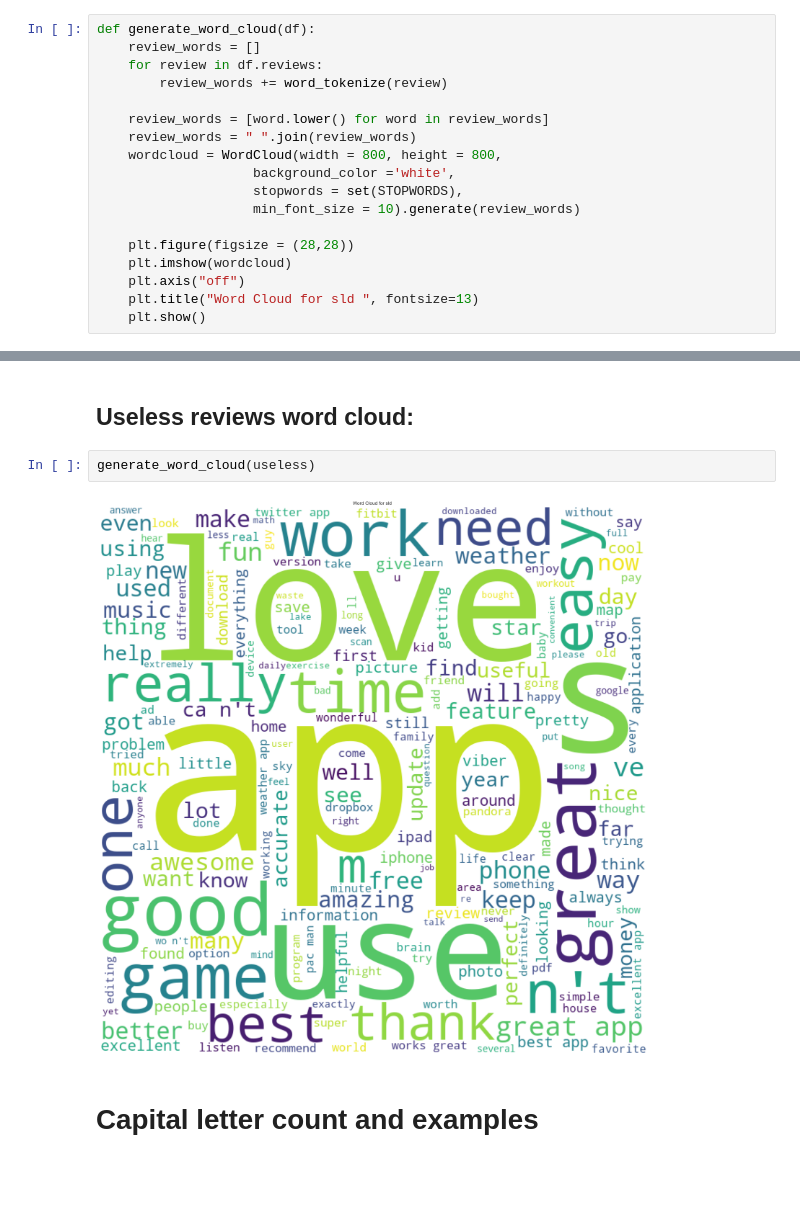
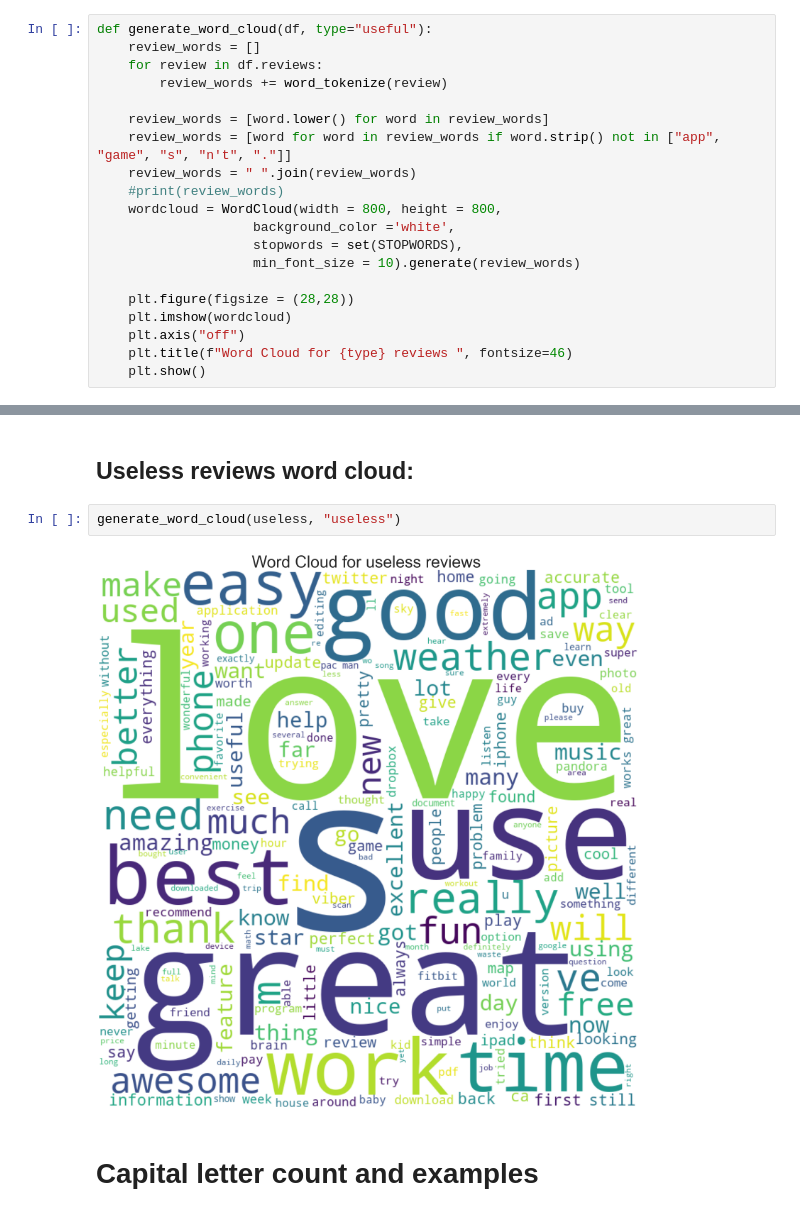
Before and after one commit to Mystery3434/ai4swe-final-project, a Jupyter notebook: EDA.ipynb, the cells around one changed output, grey strips where cells are left out. Cells and saved outputs as stored; diff of their text form; blank space fills up the shorter version.

Commit message:
removed common words from word cloud

```diff
--- a/EDA.ipynb
+++ b/EDA.ipynb
@@ -52,13 +52,15 @@ Text(0.5, 1.0, 'Review length distribution for useless reviews')
 # %% [markdown]
 # Word Cloud
 # %%
-def generate_word_cloud(df):
+def generate_word_cloud(df, type="useful"):
     review_words = []
     for review in df.reviews:
         review_words += word_tokenize(review)
 
     review_words = [word.lower() for word in review_words]
+    review_words = [word for word in review_words if word.strip() not in ["app", "game", "s", "n't", "."]]
     review_words = " ".join(review_words)
+    #print(review_words)
     wordcloud = WordCloud(width = 800, height = 800,
                     background_color ='white',
                     stopwords = set(STOPWORDS),
@@ -67,7 +69,7 @@ def generate_word_cloud(df):
     plt.figure(figsize = (28,28))
     plt.imshow(wordcloud)
     plt.axis("off")
-    plt.title("Word Cloud for sld ", fontsize=13)
+    plt.title(f"Word Cloud for {type} reviews ", fontsize=46)
     plt.show()
 # %% [markdown]
 ## Useful reviews word cloud:
@@ -78,9 +80,9 @@ generate_word_cloud(useful)
 # %% [markdown]
 ## Useless reviews word cloud:
 # %%
-generate_word_cloud(useless)
+generate_word_cloud(useless, "useless")
 # %% [output]
-[figure, old version]
+[figure, new version]
 # %% [markdown]
 # Capital letter count and examples
 # %%
```
Also changed, not shown: parts of 2 cells of this notebook.
